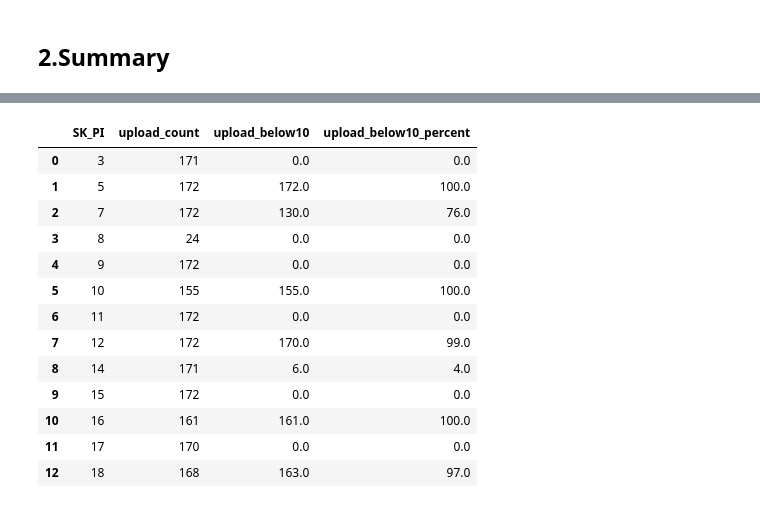
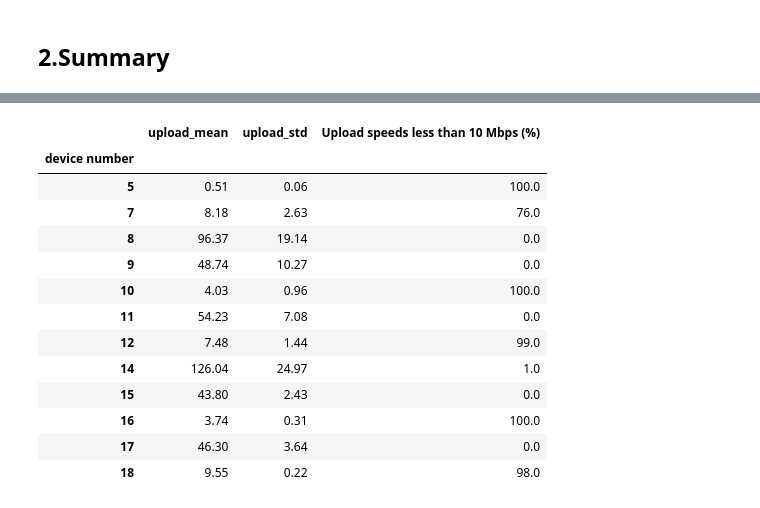
Before and after one commit to cybera/connectin, a Jupyter notebook: data_analysis/2.Summary.ipynb, the cells around one changed output, grey strips where cells are left out. Cells and saved outputs as stored; diff of their text form; code cells hidden in the pictures.

```diff
--- a/data_analysis/2.Summary.ipynb
+++ b/data_analysis/2.Summary.ipynb
@@ -172,6 +215,8 @@ else:
     query_upload = "SELECT * FROM SPEEDTEST_UPLOAD WHERE PROVIDER!='iperf' AND UPLOAD>0;"
 upload_df = get_dataframe_from_influxdb(client_df=client_df,query_influx=query_upload,table_name='SPEEDTEST_UPLOAD')
 #upload_df.head()
+upload_df=upload_df[upload_df["SK_PI"]!=3]
+upload_df['time']= upload_df['time'].dt.tz_localize('UTC').dt.tz_convert('America/Winnipeg')
 # %%
 device_numbers_u=upload_df['SK_PI'].unique()
 device_numbers_u=list(map(int, device_numbers_u))
@@ -201,0 +225,4 @@ combined_bar_plot_4traces(xvalues=upload_summary["SK_PI"],
+# %%
+upload_df["hour"]=pd.to_numeric(upload_df["time"].dt.hour)
+by_hour_by_device_u = mean_max_median_min_by2(input_dataframe=upload_df,value1="UPLOAD", value2="UPLOAD",
+                                              value3="UPLOAD",value4="UPLOAD",group_by_value="hour", rename_columns=True)
@@ -212,29 +271,43 @@ upload_df.loc[(upload_df["UPLOAD"]<10),"below10"]=1
 # %%
 summary_upload=upload_df.groupby("SK_PI")['below10'].count().reset_index()
 summary_upload.rename(columns={'below10':'upload_count'}, inplace=True)
+
+mean_upload=round(upload_df.groupby("SK_PI")['UPLOAD'].mean(),2).reset_index()
+mean_upload.rename(columns={'UPLOAD':'upload_mean'}, inplace=True)
+
+std_upload=round(upload_df.groupby("SK_PI")['UPLOAD'].std(),2).reset_index()
+std_upload.rename(columns={'UPLOAD':'upload_std'}, inplace=True)
+
 subset_below10=upload_df[upload_df['below10']==1]
 summary_below10=subset_below10.groupby("SK_PI")['below10'].count().reset_index()
 summary_below10.rename(columns={'below10':'upload_below10'}, inplace=True)
+
 summary_upload=pd.merge(summary_upload, summary_below10,  how='outer', left_on=['SK_PI'], right_on = ['SK_PI'])
+summary_upload=pd.merge(summary_upload, mean_upload,  how='outer', left_on=['SK_PI'], right_on = ['SK_PI'])
+summary_upload=pd.merge(summary_upload, std_upload,  how='outer', left_on=['SK_PI'], right_on = ['SK_PI'])
+
 summary_upload.fillna(0, inplace=True)
-summary_upload['upload_below10_percent']=round(summary_upload['upload_below10']/summary_upload['upload_count']*100)
+summary_upload["Upload speeds less than 10  Mbps  (%)"]=round(summary_upload['upload_below10']/summary_upload['upload_count']*100)
 summary_upload=summary_upload.sort_values(by=['SK_PI'], ascending=[ True])
-summary_upload
+
+summary_upload["device number"]=summary_upload["SK_PI"]
+summary_upload=summary_upload.reset_index().set_index("device number")
+summary_upload[["upload_mean","upload_std","Upload speeds less than 10  Mbps  (%)"]]
 # %% [output]
-|  | SK_PI | upload_count | upload_below10 | upload_below10_percent |
-| 0 | 3 | 171 | 0.0 | 0.0 |
-| 1 | 5 | 172 | 172.0 | 100.0 |
-| 2 | 7 | 172 | 130.0 | 76.0 |
-| 3 | 8 | 24 | 0.0 | 0.0 |
-| 4 | 9 | 172 | 0.0 | 0.0 |
-| 5 | 10 | 155 | 155.0 | 100.0 |
-| 6 | 11 | 172 | 0.0 | 0.0 |
-| 7 | 12 | 172 | 170.0 | 99.0 |
-| 8 | 14 | 171 | 6.0 | 4.0 |
-| 9 | 15 | 172 | 0.0 | 0.0 |
-| 10 | 16 | 161 | 161.0 | 100.0 |
-| 11 | 17 | 170 | 0.0 | 0.0 |
-| 12 | 18 | 168 | 163.0 | 97.0 |
+|  | upload_mean | upload_std | Upload speeds less than 10 Mbps (%) |
+| device number |  |  |  |
+| 5 | 0.51 | 0.06 | 100.0 |
+| 7 | 8.18 | 2.63 | 76.0 |
+| 8 | 96.37 | 19.14 | 0.0 |
+| 9 | 48.74 | 10.27 | 0.0 |
+| 10 | 4.03 | 0.96 | 100.0 |
+| 11 | 54.23 | 7.08 | 0.0 |
+| 12 | 7.48 | 1.44 | 99.0 |
+| 14 | 126.04 | 24.97 | 1.0 |
+| 15 | 43.80 | 2.43 | 0.0 |
+| 16 | 3.74 | 0.31 | 100.0 |
+| 17 | 46.30 | 3.64 | 0.0 |
+| 18 | 9.55 | 0.22 | 98.0 |
 # %%
 device_number=7
 subset=upload_df[upload_df["SK_PI"]==device_number]
```
Also changed, not shown: parts of 45 cells of this notebook.
